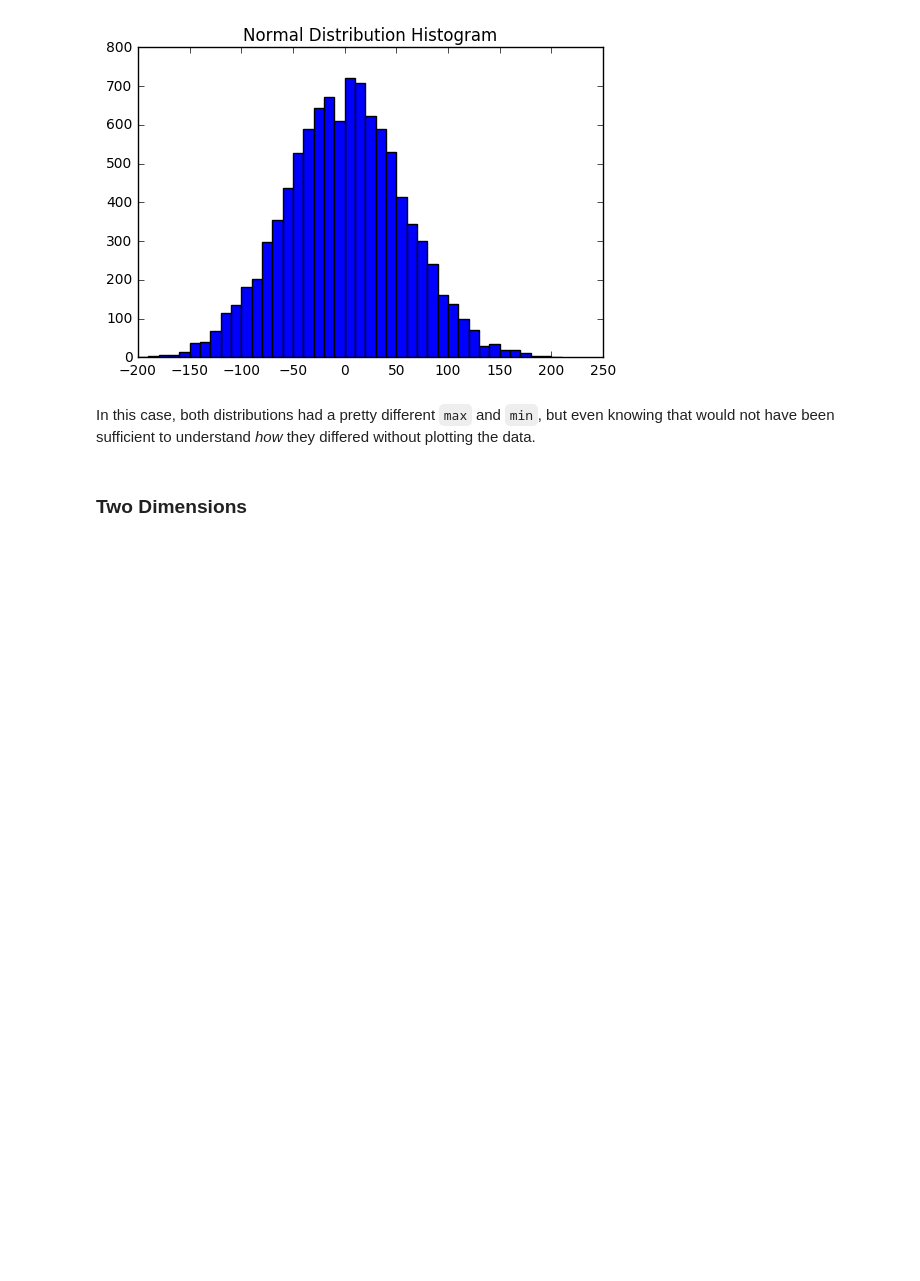
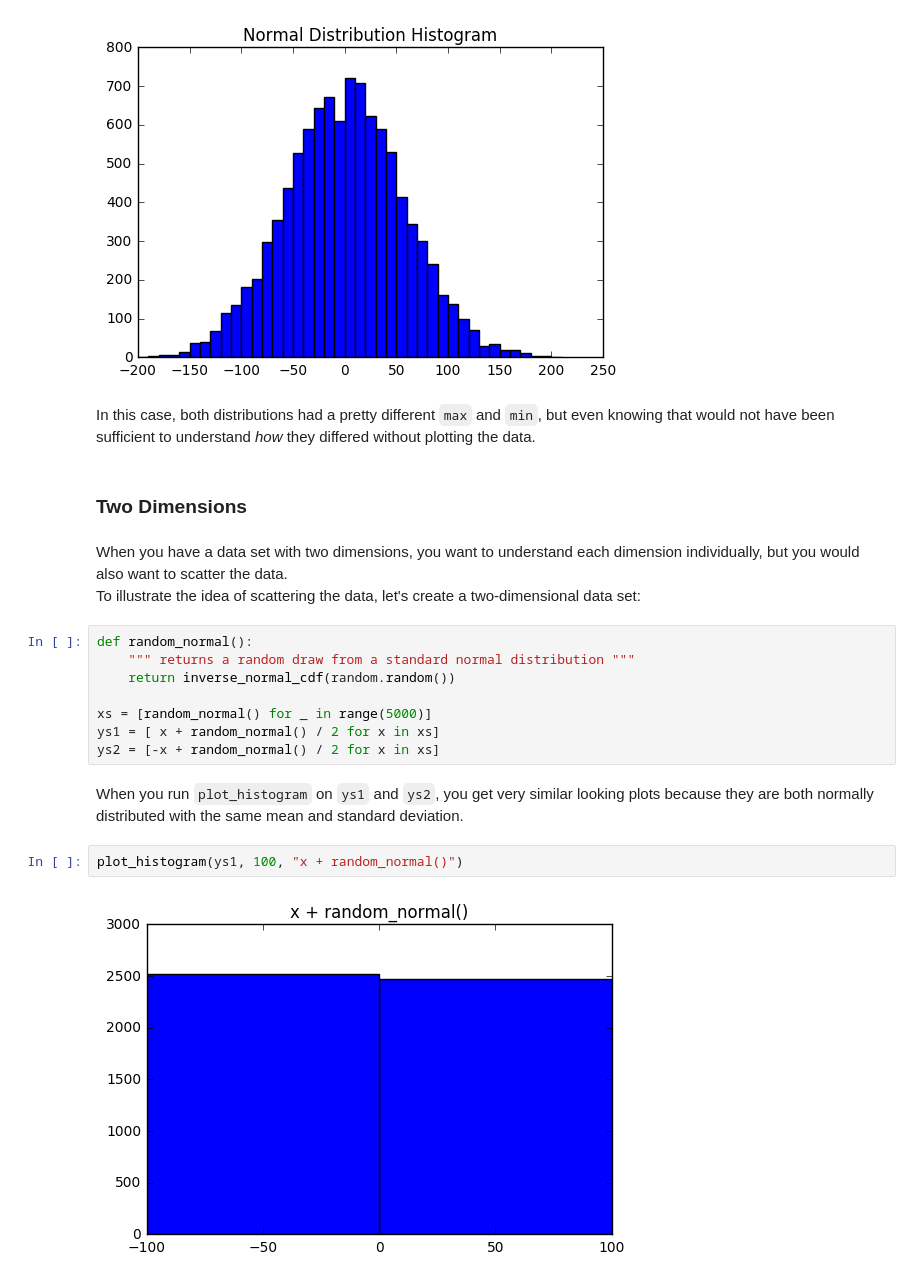
Before and after one commit to bgroveben/DataScienceFromScratch, a Jupyter notebook: 10_Chapter_Working_With_Data.ipynb, the cells around one changed output. Cells and saved outputs as stored; diff of their text form; blank space fills up the shorter version.

Commit message:
Exploring Two-Dimensional Data

```diff
--- a/10_Chapter_Working_With_Data.ipynb
+++ b/10_Chapter_Working_With_Data.ipynb
@@ -54,3 +55,20 @@ plot_histogram(normal, 10, "Normal Distribution Histogram")
 In this case, both distributions had a pretty different `max` and `min`, but even knowing that would not have been sufficient to understand *how* they differed without plotting the data.
 # %% [markdown]
 ### Two Dimensions
+# %% [markdown]
+When you have a data set with two dimensions, you want to understand each dimension individually, but you would also want to scatter the data.
+To illustrate the idea of scattering the data, let's create a two-dimensional data set:
+# %%
+def random_normal():
+    """ returns a random draw from a standard normal distribution """
+    return inverse_normal_cdf(random.random())
+
+xs = [random_normal() for _ in range(5000)]
+ys1 = [ x + random_normal() / 2 for x in xs]
+ys2 = [-x + random_normal() / 2 for x in xs]
+# %% [markdown]
+When you run `plot_histogram` on `ys1` and `ys2`, you get very similar looking plots because they are both normally distributed with the same mean and standard deviation.
+# %%
+plot_histogram(ys1, 100, "x + random_normal()")
+# %% [output]
+[figure, added]
```
Also changed, not shown: parts of 8 cells of this notebook, 3 other files.
